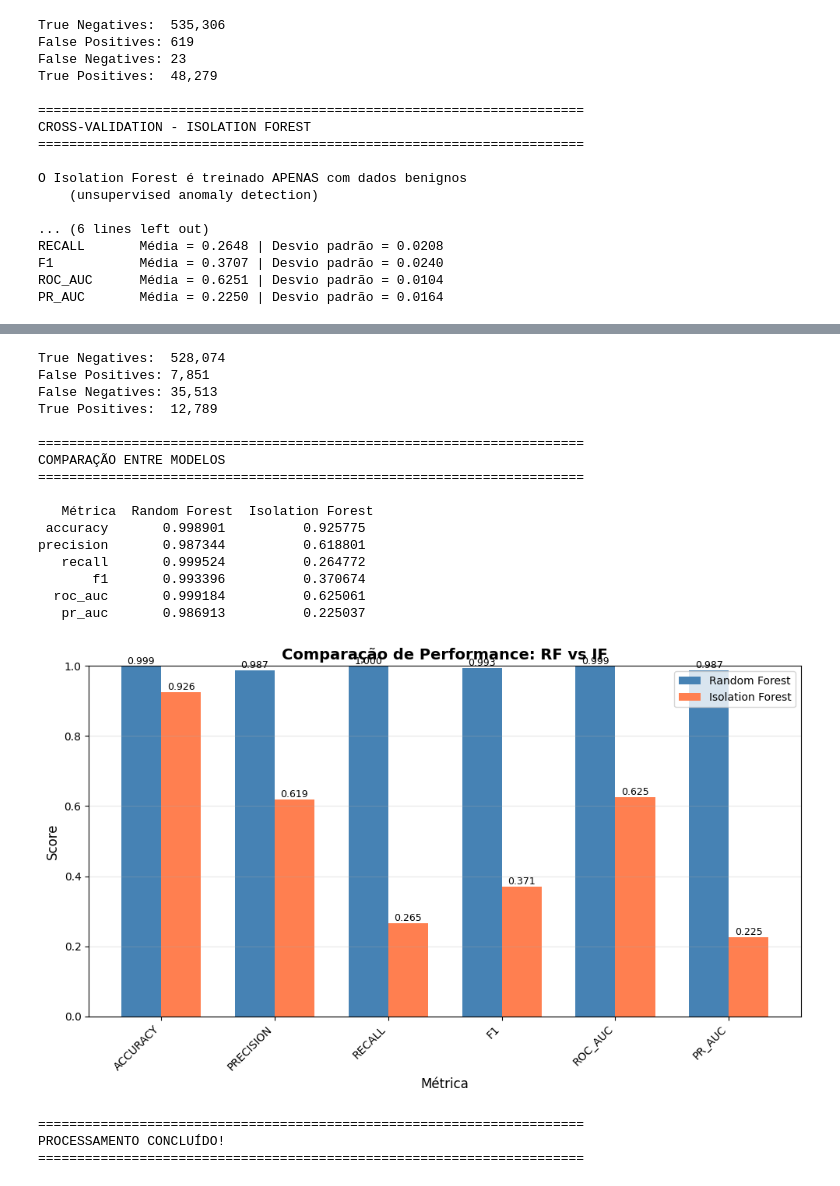
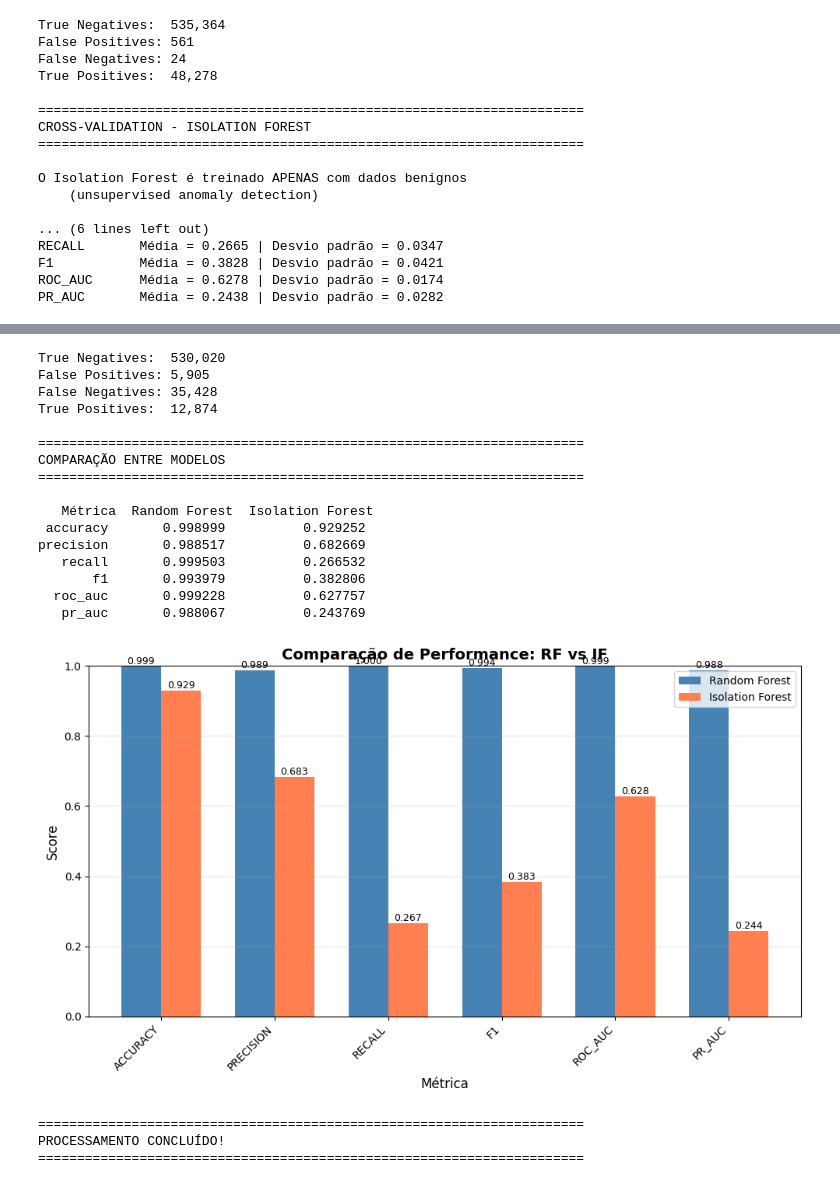
Before and after one commit to CamillypSouza/DDoS_Detection, a Jupyter notebook: cross_validation.ipynb, the cells around one changed output, grey strips where cells are left out. Drawn from its saved outputs; the diff is of its cells as text; code cells hidden in the pictures.

```diff
--- a/cross_validation.ipynb
+++ b/cross_validation.ipynb
@@ -146,7 +146,6 @@ iso = IsolationForest(
     n_estimators=500,
     max_samples=0.6,
     contamination='auto',
-    bootstrap=True,
     random_state=42,
     n_jobs=-1
 )
@@ -290,41 +289,41 @@ PR_AUC       Treino: 0.9880 | Teste: 0.9869 (±0.0016)
 
 Gerando matriz de confusão (Random Forest)...
 [figure]
-True Negatives:  535,306
-False Positives: 619
-False Negatives: 23
-True Positives:  48,279
+True Negatives:  535,364
+False Positives: 561
+False Negatives: 24
+True Positives:  48,278
 
 ======================================================================
 CROSS-VALIDATION - ISOLATION FOREST
 ======================================================================
 
 O Isolation Forest é treinado APENAS com dados benignos
     (unsupervised anomaly detection)
 
 ... (6 lines left out)
-RECALL       Média = 0.2648 | Desvio padrão = 0.0208
-F1           Média = 0.3707 | Desvio padrão = 0.0240
-ROC_AUC      Média = 0.6251 | Desvio padrão = 0.0104
-PR_AUC       Média = 0.2250 | Desvio padrão = 0.0164
+RECALL       Média = 0.2665 | Desvio padrão = 0.0347
+F1           Média = 0.3828 | Desvio padrão = 0.0421
+ROC_AUC      Média = 0.6278 | Desvio padrão = 0.0174
+PR_AUC       Média = 0.2438 | Desvio padrão = 0.0282
 [figure]
-True Negatives:  528,074
-False Positives: 7,851
-False Negatives: 35,513
-True Positives:  12,789
+True Negatives:  530,020
+False Positives: 5,905
+False Negatives: 35,428
+True Positives:  12,874
 
 ======================================================================
 COMPARAÇÃO ENTRE MODELOS
 ======================================================================
 
    Métrica  Random Forest  Isolation Forest
- accuracy       0.998901          0.925775
-precision       0.987344          0.618801
-   recall       0.999524          0.264772
-       f1       0.993396          0.370674
-  roc_auc       0.999184          0.625061
-   pr_auc       0.986913          0.225037
+ accuracy       0.998999          0.929252
+precision       0.988517          0.682669
+   recall       0.999503          0.266532
+       f1       0.993979          0.382806
+  roc_auc       0.999228          0.627757
+   pr_auc       0.988067          0.243769
-[figure, old version]
+[figure, new version]
 ======================================================================
 PROCESSAMENTO CONCLUÍDO!
 ======================================================================
```
Also changed, not shown: parts of 1 cell of this notebook.
